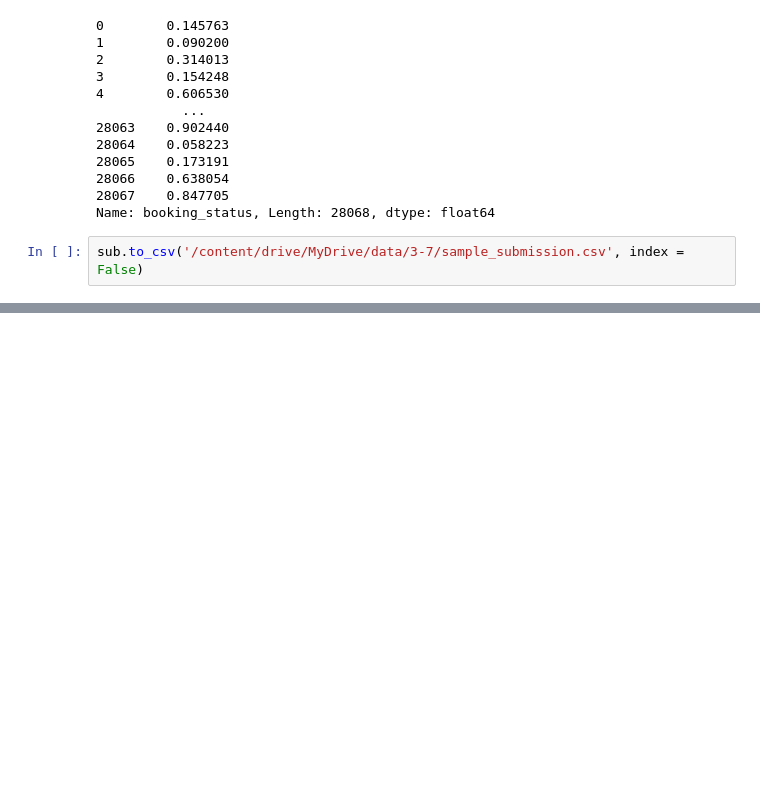
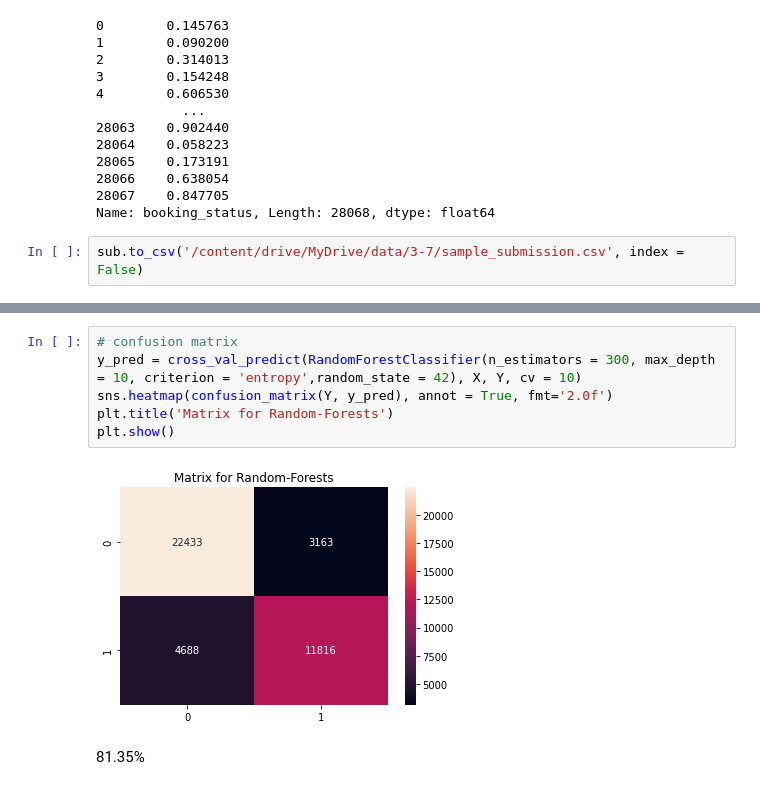
Before and after one commit to JaeHong-Park987/Kaggle, a Jupyter notebook: Playground Series/Season3/Episode 7.ipynb, the cells around one changed output, grey strips where cells are left out. Drawn from its saved outputs; the diff is of its cells as text; blank space fills up the shorter version.

```diff
--- a/Playground Series/Season3/Episode 7.ipynb
+++ b/Playground Series/Season3/Episode 7.ipynb
@@ -1380,0 +1436,10 @@ sub.to_csv('/content/drive/MyDrive/data/3-7/sample_submission.csv', index = Fals
+# %%
+# confusion matrix
+y_pred = cross_val_predict(RandomForestClassifier(n_estimators = 300, max_depth = 10, criterion = 'entropy',random_state = 42), X, Y, cv = 10)
+sns.heatmap(confusion_matrix(Y, y_pred), annot = True, fmt='2.0f')
+plt.title('Matrix for Random-Forests')
+plt.show()
+# %% [output]
+[figure, added]
+# %% [markdown]
+81.35%
```
Also changed, not shown: parts of 20 cells of this notebook.
